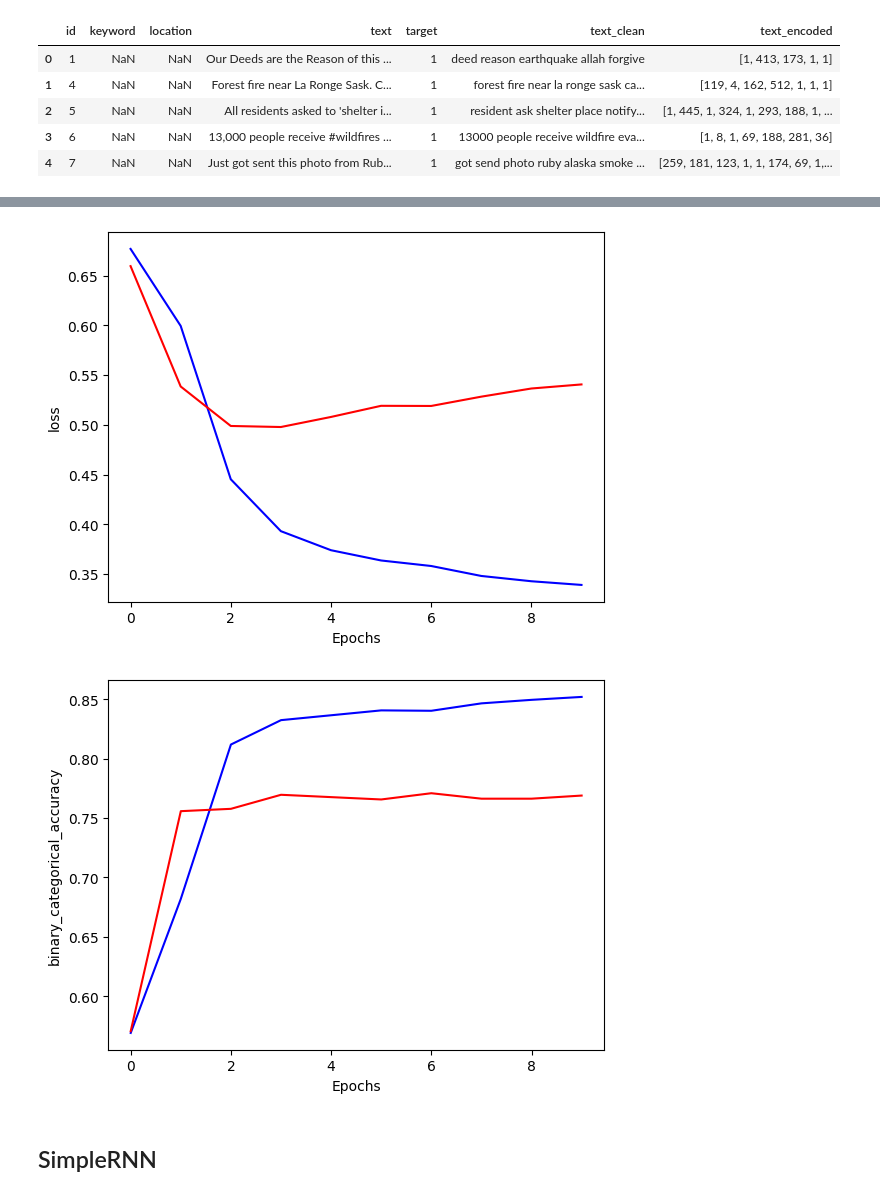
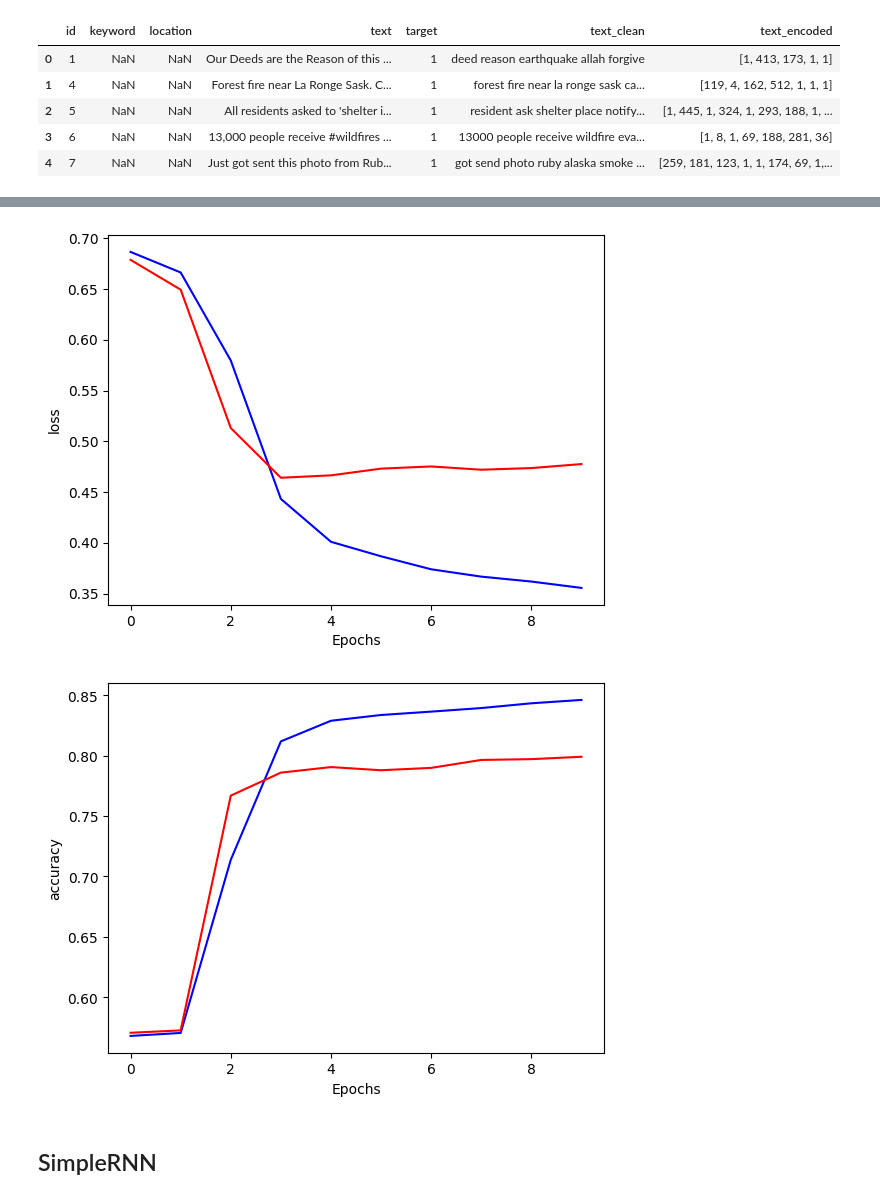
Before and after one commit to Stylomines/Disaster_Tweets, a Jupyter notebook: disaster_tweets.ipynb, the cells around one changed output, grey strips where cells are left out. Drawn from its saved outputs; the diff is of its cells as text; code cells hidden in the pictures.

```diff
--- a/disaster_tweets.ipynb
+++ b/disaster_tweets.ipynb
@@ -231,13 +189,13 @@ tf.Tensor(
 vocab_size = tokenizer.num_words
 model = tf.keras.Sequential([
                   # Couche d'Input Word Embedding
-                  tf.keras.layers.Embedding(vocab_size+1, 64, input_shape=[tweet.shape[1],],name="embedding"),
+                  tf.keras.layers.Embedding(vocab_size+1, 32, input_shape=[tweet.shape[1],],name="embedding"),
                   # Gobal average pooling
                   tf.keras.layers.GlobalAveragePooling1D(),
 
                   # Couche Dense classique
-                  tf.keras.layers.Dense(32, activation='relu'),
                   tf.keras.layers.Dense(16, activation='relu'),
+                  tf.keras.layers.Dense(8, activation='relu'),
 
                   # Couche de sortie avec le nombre de neurones en sortie égale au nombre de classe avec fonction softmax
                   tf.keras.layers.Dense(1, activation="sigmoid")
@@ -270,7 +228,7 @@ optimizer= tf.keras.optimizers.Adam()
 
 model.compile(optimizer=optimizer,
               loss=tf.keras.losses.BinaryCrossentropy(),
-              metrics=["Accuracy"])
+              metrics=['accuracy'])
 # %%
 history = model.fit(train_batch,
                     epochs=10,
@@ -306,13 +264,13 @@ plt.ylabel("loss")
 plt.xlabel("Epochs")
 plt.show()
 # %% [output]
-[figure, old version]
+[figure, new version]
 # %%
 # Visualization of accuracy training
-plt.plot(history.history["Accuracy"], color="b")
-plt.plot(history.history["val_Accuracy"], color="r")
-plt.ylabel("binary_categorical_accuracy")
+plt.plot(history.history["accuracy"], color="b")
+plt.plot(history.history["val_accuracy"], color="r")
+plt.ylabel("accuracy")
 plt.xlabel("Epochs")
 plt.show()
 # %% [output]
-[figure, old version]
+[figure, new version]
```
Also changed, not shown: parts of 51 cells of this notebook, 5 other files.
